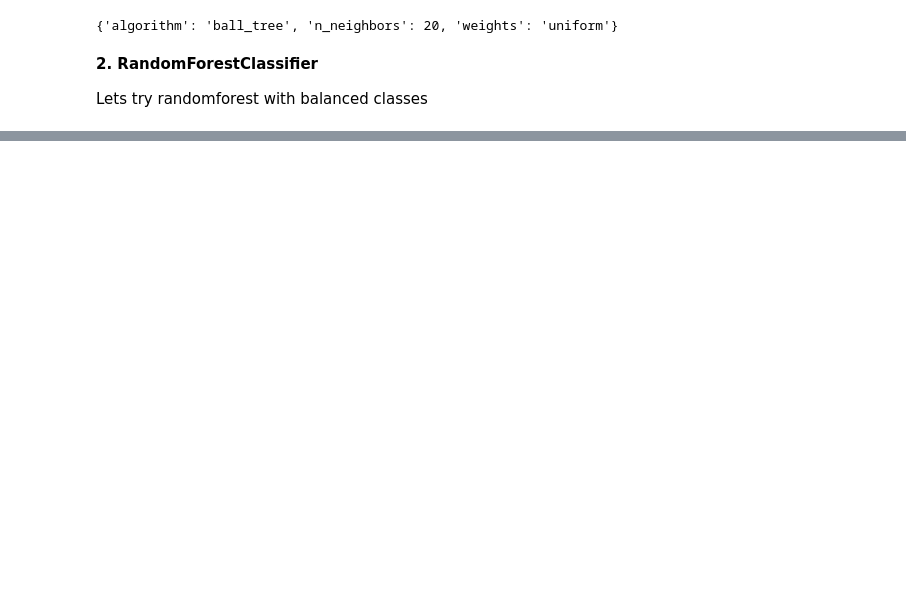
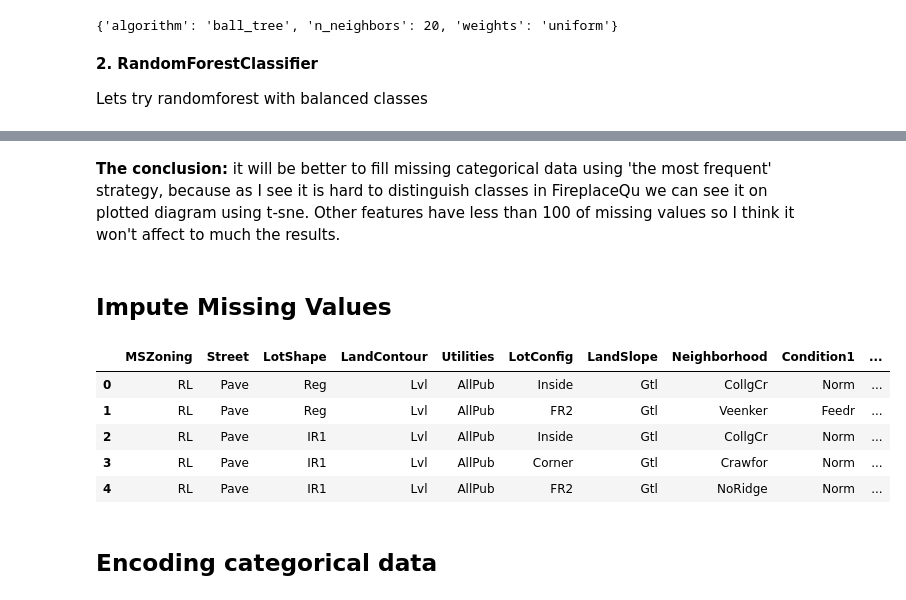
Before and after one commit to Justdek-code/data-science, a Jupyter notebook: house_prices_prediction/house_prices_prediction_attempt3.ipynb, the cells around one changed output, grey strips where cells are left out. Cells and saved outputs as stored; diff of their text form; code cells hidden in the pictures; blank space fills up the shorter version.

```diff
--- a/house_prices_prediction/house_prices_prediction_attempt3.ipynb
+++ b/house_prices_prediction/house_prices_prediction_attempt3.ipynb
@@ -351,0 +453,18 @@ grid_search.best_params_
+# %% [markdown]
+**The conclusion:** it will be better to fill missing categorical data using 'the most frequent' strategy, because as I see it is hard to distinguish classes in FireplaceQu we can see it on plotted diagram using t-sne. Other features have less than 100 of missing values so I think it won't affect to much the results.
+# %% [markdown]
+## Impute Missing Values
+# %%
+imputer = SimpleImputer(strategy='most_frequent')
+# %%
+filled_categorical_data = pd.DataFrame(imputer.fit_transform(categorical_data), columns=categorical_data.columns)
+filled_categorical_data.head()
+# %% [output]
+|  | MSZoning | Street | LotShape | LandContour | Utilities | LotConfig | LandSlope | Neighborhood | Condition1 | ... |
+| 0 | RL | Pave | Reg | Lvl | AllPub | Inside | Gtl | CollgCr | Norm | ... |
+| 1 | RL | Pave | Reg | Lvl | AllPub | FR2 | Gtl | Veenker | Feedr | ... |
+| 2 | RL | Pave | IR1 | Lvl | AllPub | Inside | Gtl | CollgCr | Norm | ... |
+| 3 | RL | Pave | IR1 | Lvl | AllPub | Corner | Gtl | Crawfor | Norm | ... |
+| 4 | RL | Pave | IR1 | Lvl | AllPub | FR2 | Gtl | NoRidge | Norm | ... |
+# %% [markdown]
+## Encoding categorical data
```
Also changed, not shown: parts of 46 cells of this notebook.
